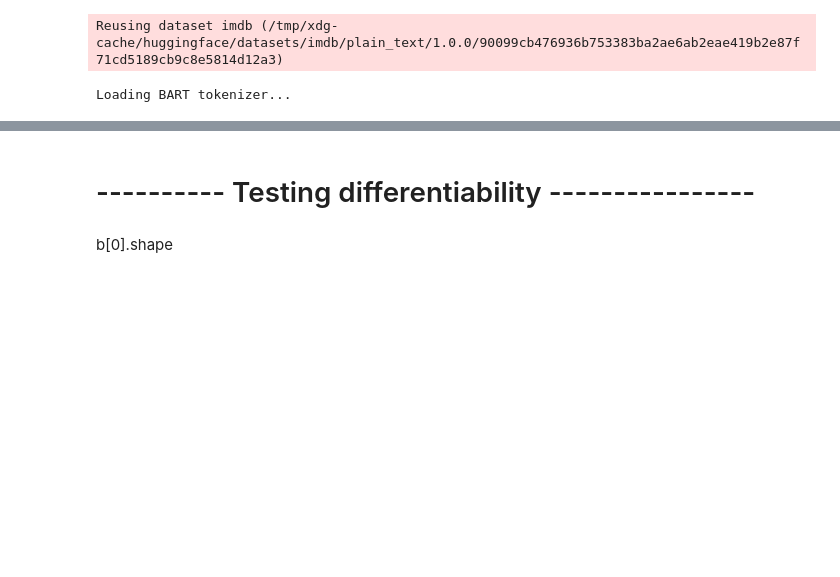
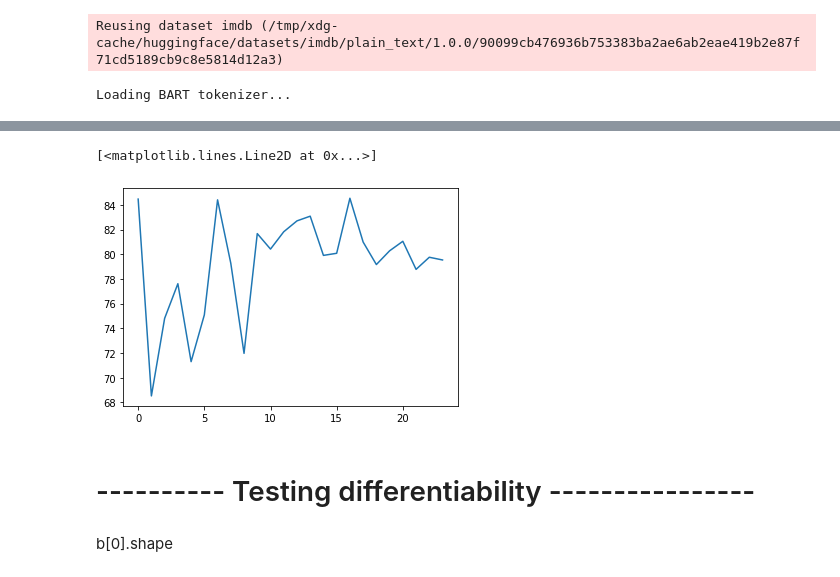
Before and after one commit to ArthDh/Sentimental_Summarization, a Jupyter notebook: Sentiment_Classifier.ipynb, the cells around one changed output, grey strips where cells are left out. Cells and saved outputs as stored; diff of their text form; code cells hidden in the pictures; blank space fills up the shorter version.

```diff
--- a/Sentiment_Classifier.ipynb
+++ b/Sentiment_Classifier.ipynb
@@ -200,3 +250,8 @@ train(clf, train_dataloader, epochs=50)
+# %%
+plt.plot(np.arange(len(val_accs)), np.array(val_accs))
+# %% [output]
+[<matplotlib.lines.Line2D at 0x...>]
+[figure, added]
 # %% [markdown]
 # ---------- Testing differentiability ----------------
 # %% [markdown]
```
Also changed, not shown: parts of 16 cells of this notebook, 1 other file.
